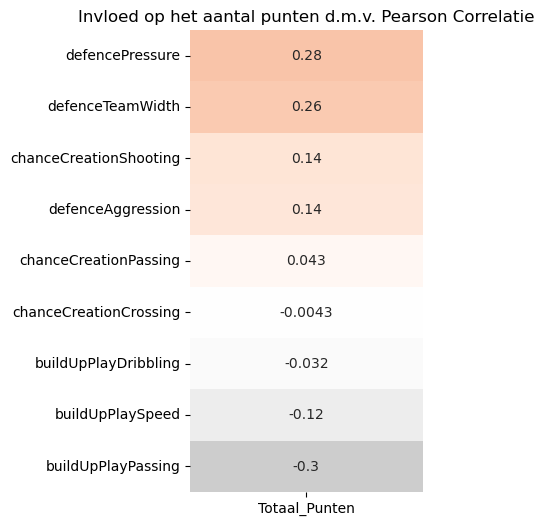
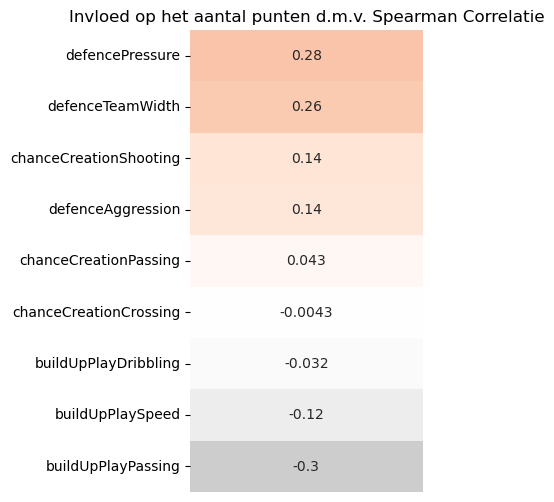
The notebook cell's code change between the first figure and the second:
--- before
+++ after
@@ -16,6 +16,12 @@
 corr_totaal_punten = corr[['Totaal_Punten']].sort_values(by='Totaal_Punten', ascending=False).drop('Totaal_Punten')
 
+
 plt.figure(figsize=(3, 6)) 
 sns.heatmap(corr_totaal_punten, annot=True, cmap='RdGy_r', cbar=False, vmin=-1, vmax=1)
-plt.title('Invloed op het aantal punten d.m.v. Pearson Correlatie')
+plt.title('Invloed op het aantal punten d.m.v. Spearman Correlatie')
+
+# Dit haalt de tekst aan de onderkant weg
+plt.xlabel('')
+plt.xticks([]) 
+
 plt.show()

Commit: Replace heatmap explanation and update cells